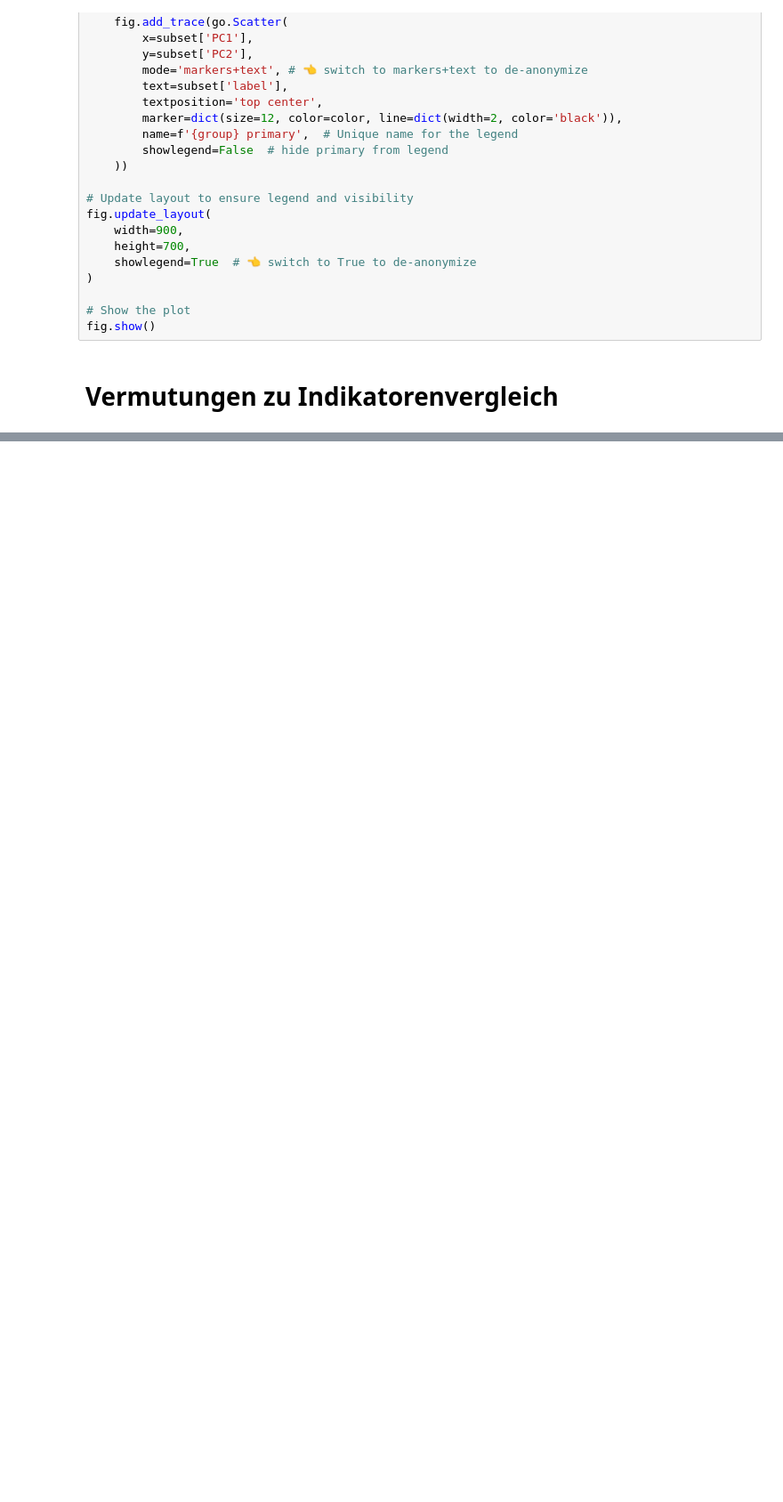
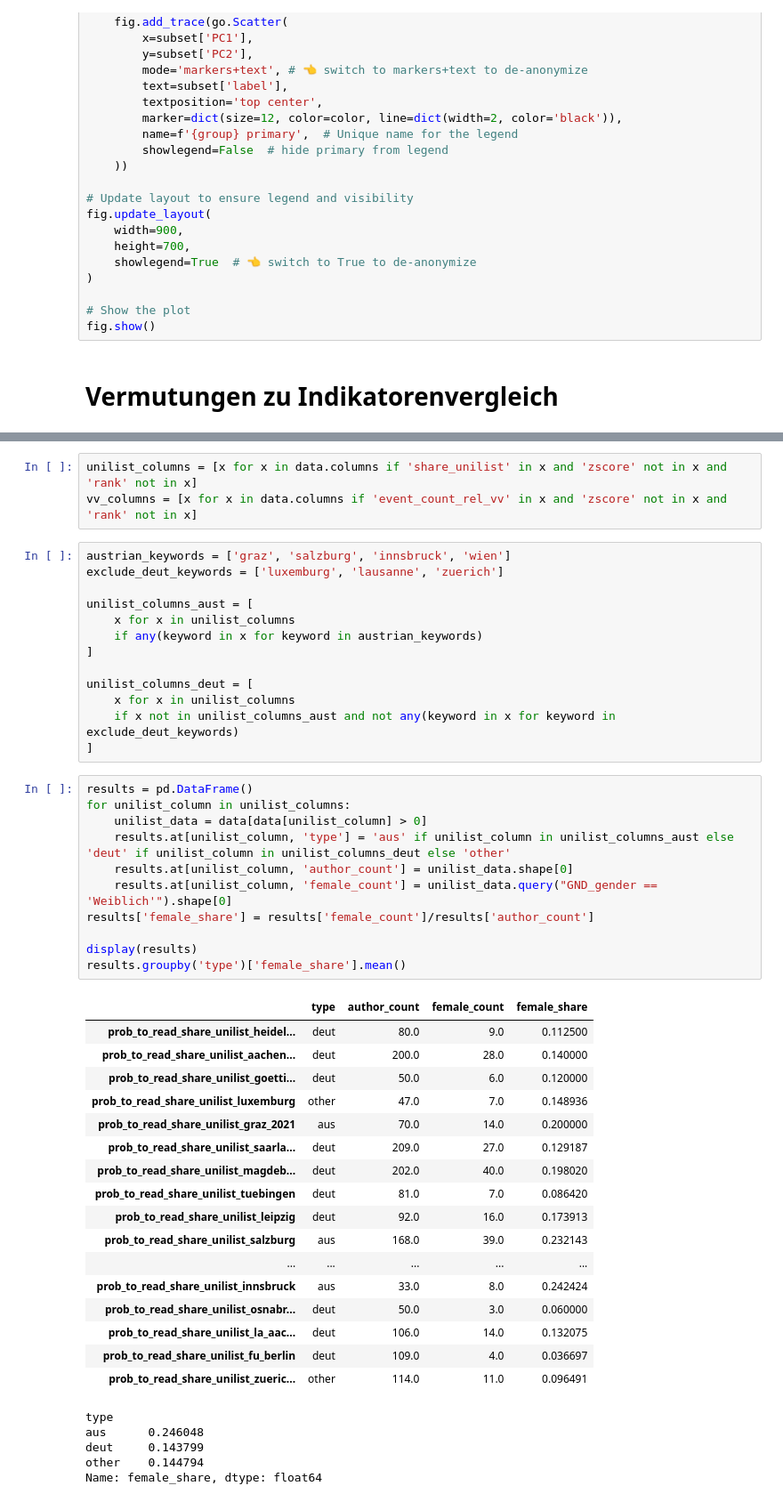
Before and after one commit to agihil/germancanon, a Jupyter notebook: notebooks/analyze_data.ipynb, the cells around one changed output, grey strips where cells are left out. Shown at 89% size. Drawn from its saved outputs; the diff is of its cells as text; blank space fills up the shorter version.

```diff
--- a/notebooks/analyze_data.ipynb
+++ b/notebooks/analyze_data.ipynb
@@ -738,0 +1126,50 @@ gender_indicator_results.sort_values(by='female_share')
+# %%
+unilist_columns = [x for x in data.columns if 'share_unilist' in x and 'zscore' not in x and 'rank' not in x]
+vv_columns = [x for x in data.columns if 'event_count_rel_vv' in x and 'zscore' not in x and 'rank' not in x]
+# %%
+austrian_keywords = ['graz', 'salzburg', 'innsbruck', 'wien']
+exclude_deut_keywords = ['luxemburg', 'lausanne', 'zuerich']
+
+unilist_columns_aust = [
+    x for x in unilist_columns
+    if any(keyword in x for keyword in austrian_keywords)
+]
+
+unilist_columns_deut = [
+    x for x in unilist_columns
+    if x not in unilist_columns_aust and not any(keyword in x for keyword in exclude_deut_keywords)
+]
+# %%
+results = pd.DataFrame()
+for unilist_column in unilist_columns:
+    unilist_data = data[data[unilist_column] > 0]
+    results.at[unilist_column, 'type'] = 'aus' if unilist_column in unilist_columns_aust else 'deut' if unilist_column in unilist_columns_deut else 'other'
+    results.at[unilist_column, 'author_count'] = unilist_data.shape[0]
+    results.at[unilist_column, 'female_count'] = unilist_data.query("GND_gender == 'Weiblich'").shape[0]
+results['female_share'] = results['female_count']/results['author_count']
+
+display(results)
+results.groupby('type')['female_share'].mean()
+# %% [output]
+|  | type | author_count | female_count | female_share |
+| prob_to_read_share_unilist_heidel... | deut | 80.0 | 9.0 | 0.112500 |
+| prob_to_read_share_unilist_aachen... | deut | 200.0 | 28.0 | 0.140000 |
+| prob_to_read_share_unilist_goetti... | deut | 50.0 | 6.0 | 0.120000 |
+| prob_to_read_share_unilist_luxemburg | other | 47.0 | 7.0 | 0.148936 |
+| prob_to_read_share_unilist_graz_2021 | aus | 70.0 | 14.0 | 0.200000 |
+| prob_to_read_share_unilist_saarla... | deut | 209.0 | 27.0 | 0.129187 |
+| prob_to_read_share_unilist_magdeb... | deut | 202.0 | 40.0 | 0.198020 |
+| prob_to_read_share_unilist_tuebingen | deut | 81.0 | 7.0 | 0.086420 |
+| prob_to_read_share_unilist_leipzig | deut | 92.0 | 16.0 | 0.173913 |
+| prob_to_read_share_unilist_salzburg | aus | 168.0 | 39.0 | 0.232143 |
+| ... | ... | ... | ... | ... |
+| prob_to_read_share_unilist_innsbruck | aus | 33.0 | 8.0 | 0.242424 |
+| prob_to_read_share_unilist_osnabr... | deut | 50.0 | 3.0 | 0.060000 |
+| prob_to_read_share_unilist_la_aac... | deut | 106.0 | 14.0 | 0.132075 |
+| prob_to_read_share_unilist_fu_berlin | deut | 109.0 | 4.0 | 0.036697 |
+| prob_to_read_share_unilist_zueric... | other | 114.0 | 11.0 | 0.096491 |
+type
+aus      0.246048
+deut     0.143799
+other    0.144794
+Name: female_share, dtype: float64
```
Also changed, not shown: parts of 48 cells of this notebook.
